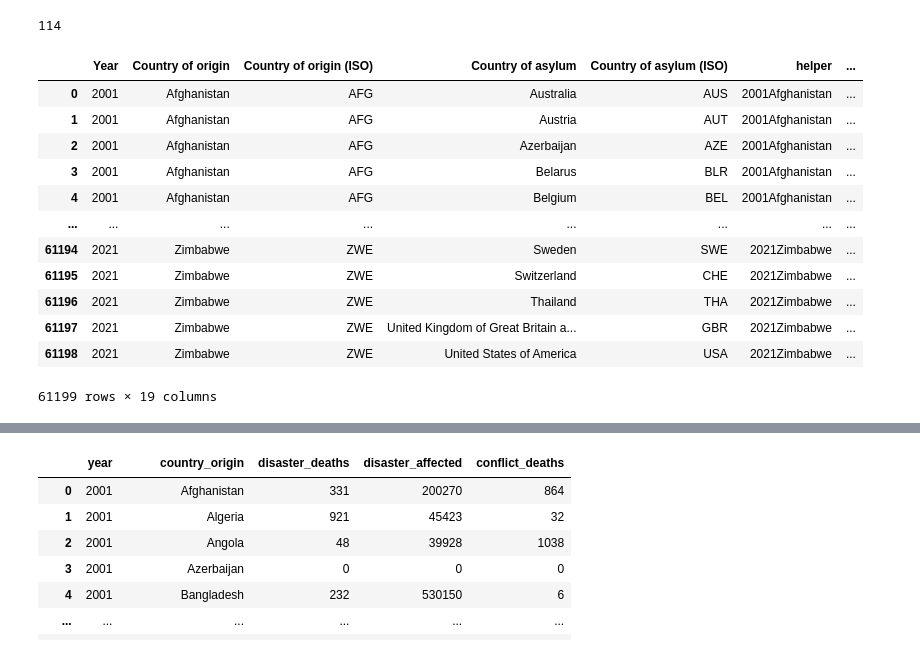
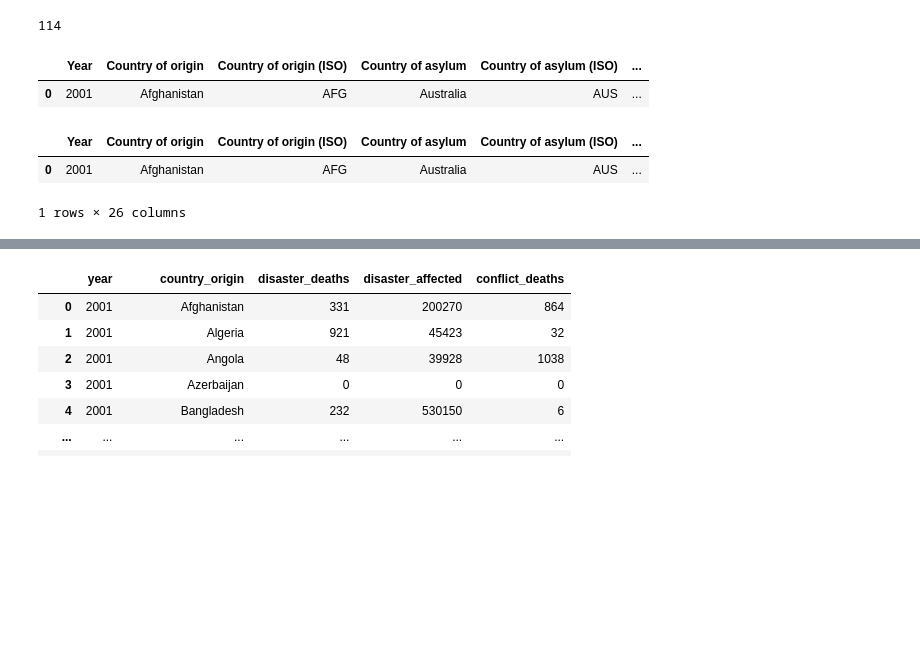
Before and after one commit to Nerdosth/Refugee-Migration, a Jupyter notebook: MLCleanup.ipynb, the cells around one changed output, grey strips where cells are left out. Saved outputs shown, nothing was run; the diff lists cells and outputs as text; code cells hidden in the pictures; blank space fills up the shorter version.

```diff
--- a/MLCleanup.ipynb
+++ b/MLCleanup.ipynb
@@ -9,8 +9,8 @@ from shapely.geometry import Point
 # Population Data Cleaning.
 # %%
 #Read dataframe.
-conflict_df=pd.read_csv("Resources/cleaned conflict.csv",header=0)
-demographics_df=pd.read_csv("Resources/demographics.csv",header=0)
-disasters_df=pd.read_csv("Resources/cleaned disasters.csv",header=0)
-decision_df=pd.read_csv("Resources/cleaned_asylum.csv",header=0)
+conflict=pd.read_csv("Resources/cleaned conflict.csv",header=0)
+demographics=pd.read_csv("Resources/demographics.csv",header=0)
+disasters=pd.read_csv("Resources/cleaned disasters.csv",header=0)
+decision=pd.read_csv("Resources/cleaned_asylum.csv",header=0)
 # %%
@@ -38,20 +23,20 @@ demographics_df
 # %%
 # Group the data by Country of origin and Year and calculate the sum of the Total
-summed_df = demographics_df.groupby(['Country of origin','Country of origin (ISO)', 'Country of asylum', 'Country of asylum (ISO)','Year', 'helper', 'Female 0 - 4', 'Female 5 - 11', 'Female 12 - 17', 'Female 18 - 59', 'Female 60', 'Female other', 'Female total', 'Male 0 - 4', 'Male 5 - 11', 'Male 12 - 17', 'Male 18 - 59', 'Male 60', 'Male other', 'Male total'], as_index=False)['Total'].sum()
+summed_df = demographics.groupby(['Country of origin','Country of origin (ISO)', 'Country of asylum', 'Country of asylum (ISO)','Year', 'Female 0 - 4', 'Female 5 - 11', 'Female 12 - 17', 'Female 18 - 59', 'Female 60', 'Female other', 'Female total', 'Male 0 - 4', 'Male 5 - 11', 'Male 12 - 17', 'Male 18 - 59', 'Male 60', 'Male other', 'Male total'], as_index=False)['Total'].sum()
 
 # Group by Country of origin to get the full count of every year and drop if the Total count is below 50,000
 filtered_df = summed_df.groupby('Country of origin').filter(lambda x: x['Total'].sum() >= 50000)
 
 # Reset the index to ungroup the data
-demo_result_df = pd.DataFrame(filtered_df.reset_index(drop=True))
+reduced_demographics = pd.DataFrame(filtered_df.reset_index(drop=True))
 # %%
-grouped_conflict_df = conflict_df.groupby(['Year', 'Country of origin', 'helper']).sum()
-grouped_demo_result_df = demo_result_df.groupby(['Year', 'Country of origin','Country of origin (ISO)','Country of asylum','Country of asylum (ISO)','helper']).sum()
-grouped_disasters_df = disasters_df.groupby(['Year', 'Country of origin', 'helper']).sum()
-grouped_decision_df = decision_df.groupby(['Year', 'Country of origin','Country of origin (ISO)', 'Country of asylum','Country of asylum (ISO)','helper']).sum()
-grouped_conflict_df = pd.DataFrame(grouped_conflict_df.reset_index())
-grouped_demo_result_df = pd.DataFrame(grouped_demo_result_df.reset_index())
-grouped_disasters_df = pd.DataFrame(grouped_disasters_df.reset_index())
-grouped_decision_df = pd.DataFrame(grouped_decision_df.reset_index())
-demo_result_df
+grouped_conflict = conflict.groupby(['Year', 'Country of origin']).sum()
+grouped_demographics = reduced_demographics.groupby(['Year', 'Country of origin','Country of origin (ISO)','Country of asylum','Country of asylum (ISO)']).sum()
+grouped_disasters = disasters.groupby(['Year', 'Country of origin']).sum()
+grouped_decision = decision.groupby(['Year', 'Country of origin','Country of origin (ISO)', 'Country of asylum','Country of asylum (ISO)']).sum()
+grouped_conflict = pd.DataFrame(grouped_conflict.reset_index())
+grouped_demographics_df = pd.DataFrame(grouped_demographics.reset_index())
+grouped_disasters_df = pd.DataFrame(grouped_disasters.reset_index())
+grouped_decision_df = pd.DataFrame(grouped_decision.reset_index())
+grouped_demographics_df.head(1)
 # %% [output]
@@ -81,22 +55,27 @@ print(len(dropped_countries))
 114
 # %%
 
-filtered_decision_df = grouped_decision_df[['Year','Country of origin','Country of origin (ISO)','Country of asylum','Country of asylum (ISO)','helper','Recognized decisions','Complementary protection','Rejected decisions','Otherwise closed', 'Total decisions']]
-filtered_demographics_df = grouped_demo_result_df[['Year','Country of origin', 'Country of origin (ISO)', 'Country of asylum', 'Country of asylum (ISO)','helper','Female 0 - 4','Female 5 - 11','Female 12 - 17','Female 18 - 59','Female 60','Female other','Male 0 - 4','Male 5 - 11','Male 12 - 17','Male 18 - 59','Male 60','Male other','Total']]
-filtered_conflict_df = grouped_conflict_df[['Year','Country of origin','helper', 'Deaths civilians']]
-filtered_disasters_df = grouped_disasters_df[['Year','Country of origin','helper','Total deaths','Total affected']]
-filtered_demographics_df
+filtered_decision = grouped_decision_df[['Year','Country of origin','Country of origin (ISO)','Country of asylum','Country of asylum (ISO)','Recognized decisions','Complementary protection','Rejected decisions','Otherwise closed', 'Total decisions']]
+filtered_demographics = grouped_demographics_df[['Year','Country of origin', 'Country of origin (ISO)', 'Country of asylum', 'Country of asylum (ISO)','Female 0 - 4','Female 5 - 11','Female 12 - 17','Female 18 - 59','Female 60','Female other','Female total','Male 0 - 4','Male 5 - 11','Male 12 - 17','Male 18 - 59','Male 60','Male other', 'Male total', 'Total']]
+filtered_conflict = grouped_conflict[['Year','Country of origin', 'Deaths civilians']]
+filtered_disasters = grouped_disasters_df[['Year','Country of origin','Total deaths','Total affected']]
+filtered_demographics.head(1)
 # %% [output]
-|  | Year | Country of origin | Country of origin (ISO) | Country of asylum | Country of asylum (ISO) | helper | ... |
-| 0 | 2001 | Afghanistan | AFG | Australia | AUS | 2001Afghanistan | ... |
-| 1 | 2001 | Afghanistan | AFG | Austria | AUT | 2001Afghanistan | ... |
-| 2 | 2001 | Afghanistan | AFG | Azerbaijan | AZE | 2001Afghanistan | ... |
-| 3 | 2001 | Afghanistan | AFG | Belarus | BLR | 2001Afghanistan | ... |
-| 4 | 2001 | Afghanistan | AFG | Belgium | BEL | 2001Afghanistan | ... |
-| ... | ... | ... | ... | ... | ... | ... | ... |
-| 61194 | 2021 | Zimbabwe | ZWE | Sweden | SWE | 2021Zimbabwe | ... |
-| 61195 | 2021 | Zimbabwe | ZWE | Switzerland | CHE | 2021Zimbabwe | ... |
-| 61196 | 2021 | Zimbabwe | ZWE | Thailand | THA | 2021Zimbabwe | ... |
-| 61197 | 2021 | Zimbabwe | ZWE | United Kingdom of Great Britain a... | GBR | 2021Zimbabwe | ... |
-| 61198 | 2021 | Zimbabwe | ZWE | United States of America | USA | 2021Zimbabwe | ... |
+|  | Year | Country of origin | Country of origin (ISO) | Country of asylum | Country of asylum (ISO) | ... |
+| 0 | 2001 | Afghanistan | AFG | Australia | AUS | ... |
-61199 rows × 19 columns
+# %%
+#adding all the male and female by age totals.
+filtered_demographics['MaleFemaleTotal'] = filtered_demographics[['Female total','Male total']].sum(axis=1)
+#creating an Unknown demographic calculated field.
+filtered_demographics['unknown_demographic'] = filtered_demographics['Total'] - filtered_demographics['MaleFemaleTotal']
+col_to_move = filtered_demographics.pop('unknown_demographic')
+filtered_demographics.insert(16, 'unknown_demographic', col_to_move)
+filtered_demographics = filtered_demographics.drop('MaleFemaleTotal', axis=1)
+filtered_demographics=filtered_demographics.replace(to_replace="TÃ¼rkiye", value="Turkey")
+filtered_demographics = pd.merge(filtered_demographics, filtered_decision , on=['Year', 'Country of origin','Country of origin (ISO)', 'Country of asylum','Country of asylum (ISO)',], how='left')
+filtered_demographics_df = pd.DataFrame(filtered_demographics)
+filtered_demographics_df.head(1)
+# %% [output]
+|  | Year | Country of origin | Country of origin (ISO) | Country of asylum | Country of asylum (ISO) | ... |
+| 0 | 2001 | Afghanistan | AFG | Australia | AUS | ... |
+1 rows × 26 columns
```
Also changed, not shown: parts of 30 cells of this notebook, 4 other files.
